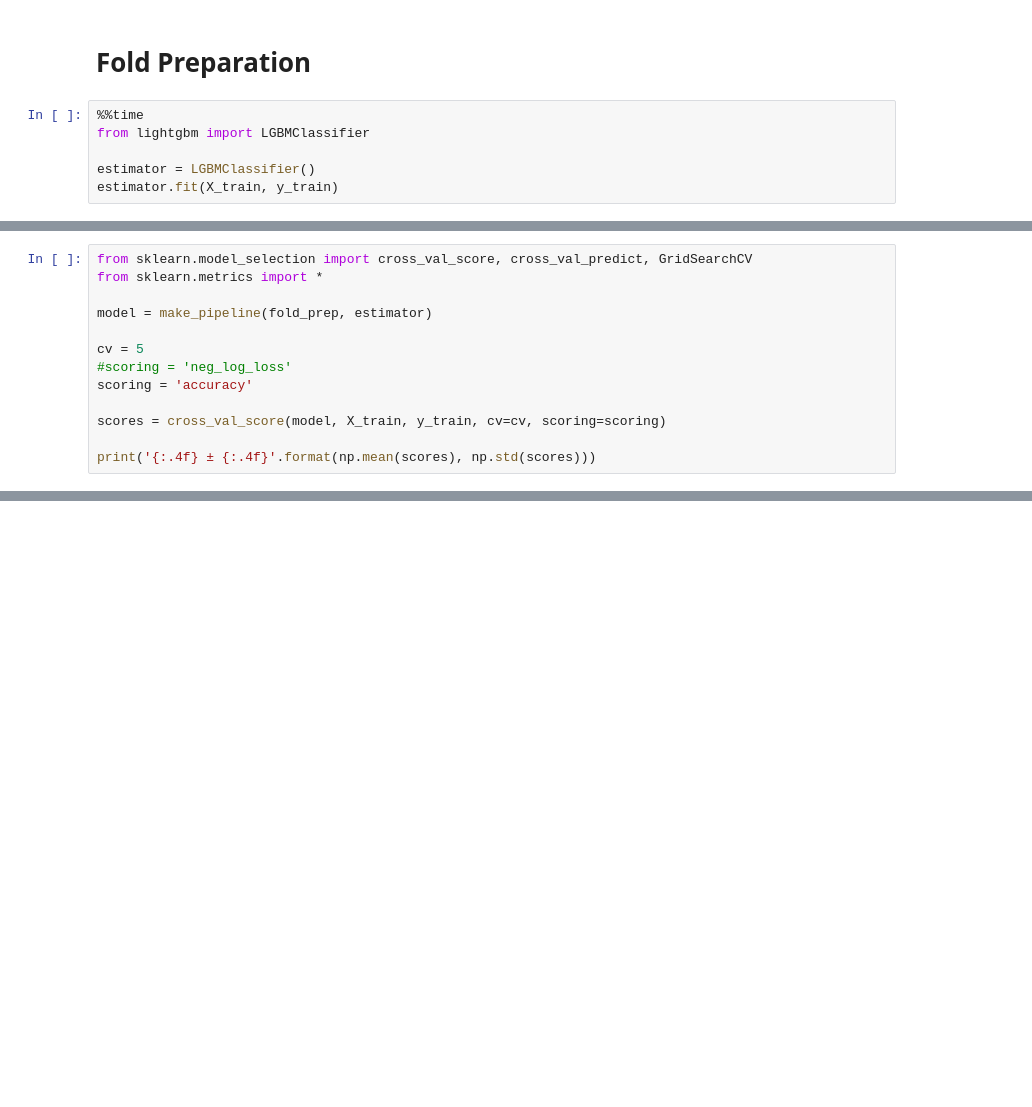
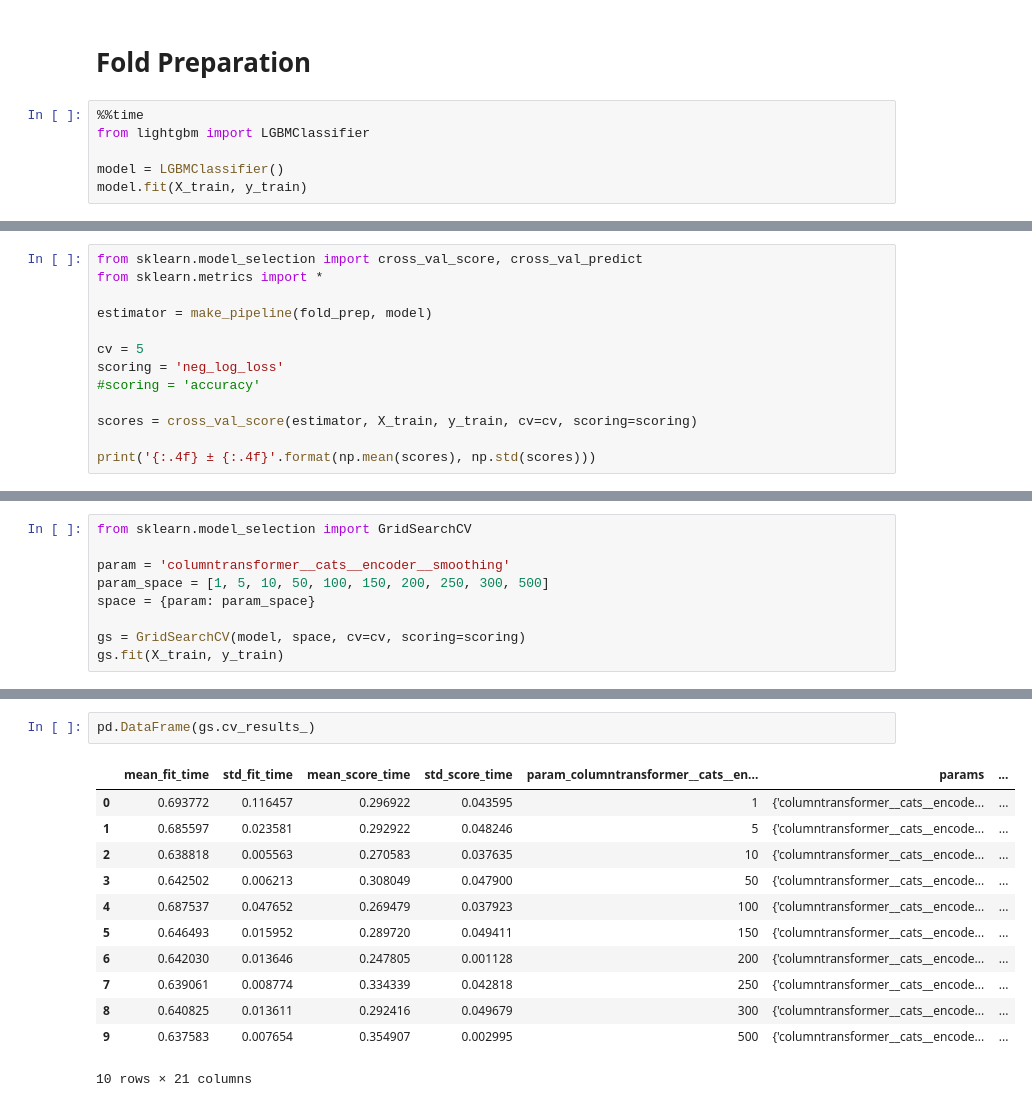
Before and after one commit to SimulatorML/Robusta, a Jupyter notebook: example/titanic/1. Data & Fold Preparation.ipynb, the cells around one changed output, grey strips where cells are left out. Drawn from its saved outputs; the diff is of its cells as text; blank space fills up the shorter version.

```diff
--- a/example/titanic/1. Data & Fold Preparation.ipynb
+++ b/example/titanic/1. Data & Fold Preparation.ipynb
@@ -88,6 +88,6 @@ X_train.head()
 %%time
 from lightgbm import LGBMClassifier
 
-estimator = LGBMClassifier()
-estimator.fit(X_train, y_train)
+model = LGBMClassifier()
+model.fit(X_train, y_train)
 # %% [output]
@@ -126,16 +121,16 @@ F_train.sample(5, random_state=555)
 | 233 | 0.341615 | 0.500000 | 0.201357 | 1.332614 | -0.027920 | -0.290348 | -0.214091 |
 | 506 | 0.532787 | 0.629870 | 0.177986 | -0.757656 | 1.132927 | 0.600843 | -0.214091 |
 # %%
-from sklearn.model_selection import cross_val_score, cross_val_predict, GridSearchCV
+from sklearn.model_selection import cross_val_score, cross_val_predict
 from sklearn.metrics import *
 
-model = make_pipeline(fold_prep, estimator)
+estimator = make_pipeline(fold_prep, model)
 
 cv = 5
-#scoring = 'neg_log_loss'
-scoring = 'accuracy'
+scoring = 'neg_log_loss'
+#scoring = 'accuracy'
 
-scores = cross_val_score(model, X_train, y_train, cv=cv, scoring=scoring)
+scores = cross_val_score(estimator, X_train, y_train, cv=cv, scoring=scoring)
 
 print('{:.4f} ± {:.4f}'.format(np.mean(scores), np.std(scores)))
 # %% [output]
@@ -162,0 +138,9 @@ model.get_params()
+# %%
+from sklearn.model_selection import GridSearchCV
+
+param = 'columntransformer__cats__encoder__smoothing'
+param_space = [1, 5, 10, 50, 100, 150, 200, 250, 300, 500]
+space = {param: param_space}
+
+gs = GridSearchCV(model, space, cv=cv, scoring=scoring)
+gs.fit(X_train, y_train)
@@ -162,0 +160,15 @@ model.get_params()
+# %%
+pd.DataFrame(gs.cv_results_)
+# %% [output]
+|  | mean_fit_time | std_fit_time | mean_score_time | std_score_time | param_columntransformer__cats__en... | params | ... |
+| 0 | 0.693772 | 0.116457 | 0.296922 | 0.043595 | 1 | {'columntransformer__cats__encode... | ... |
+| 1 | 0.685597 | 0.023581 | 0.292922 | 0.048246 | 5 | {'columntransformer__cats__encode... | ... |
+| 2 | 0.638818 | 0.005563 | 0.270583 | 0.037635 | 10 | {'columntransformer__cats__encode... | ... |
+| 3 | 0.642502 | 0.006213 | 0.308049 | 0.047900 | 50 | {'columntransformer__cats__encode... | ... |
+| 4 | 0.687537 | 0.047652 | 0.269479 | 0.037923 | 100 | {'columntransformer__cats__encode... | ... |
+| 5 | 0.646493 | 0.015952 | 0.289720 | 0.049411 | 150 | {'columntransformer__cats__encode... | ... |
+| 6 | 0.642030 | 0.013646 | 0.247805 | 0.001128 | 200 | {'columntransformer__cats__encode... | ... |
+| 7 | 0.639061 | 0.008774 | 0.334339 | 0.042818 | 250 | {'columntransformer__cats__encode... | ... |
+| 8 | 0.640825 | 0.013611 | 0.292416 | 0.049679 | 300 | {'columntransformer__cats__encode... | ... |
+| 9 | 0.637583 | 0.007654 | 0.354907 | 0.002995 | 500 | {'columntransformer__cats__encode... | ... |
+10 rows × 21 columns
```
Also changed, not shown: parts of 6 cells of this notebook, 3 other files.
